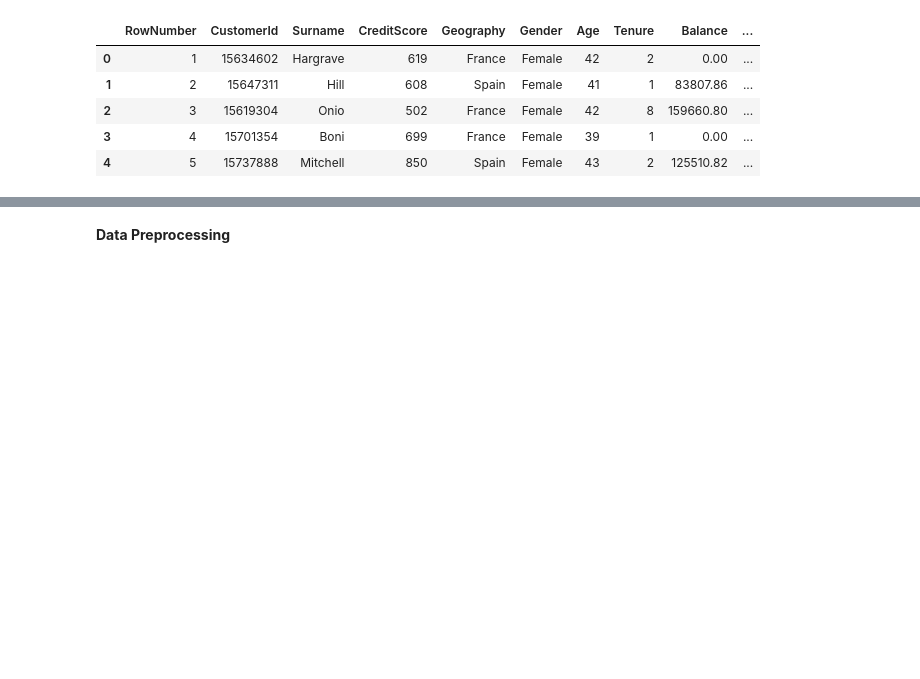
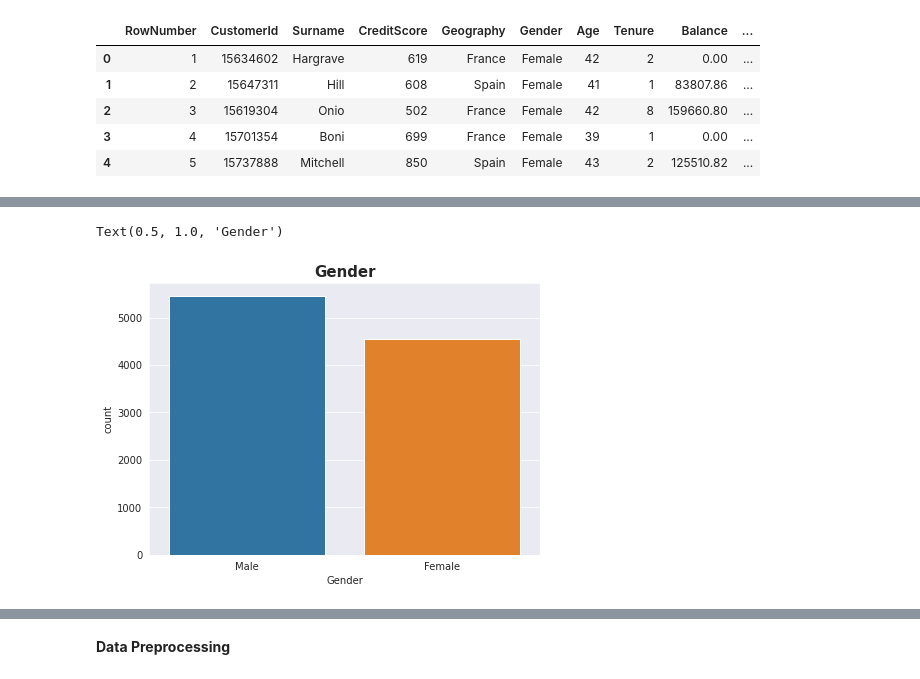
Before and after one commit to asif851/Bank-Customer-Churn-Prediction-Model, a Jupyter notebook: customer_churn.ipynb, the cells around one changed output, grey strips where cells are left out. Saved outputs shown, nothing was run; the diff lists cells and outputs as text; code cells hidden in the pictures; blank space fills up the shorter version.

```diff
--- a/customer_churn.ipynb
+++ b/customer_churn.ipynb
@@ -21,0 +87,6 @@ df.shape
+# %%
+plt.figure(figsize=(7,5))
+sns.countplot(x='Gender',order=["Male","Female"],data=df).set_title("Gender",fontsize=15,fontdict={"weight": "bold"})
+# %% [output]
+Text(0.5, 1.0, 'Gender')
+[figure, added]
```
Also changed, not shown: parts of 57 cells of this notebook.
